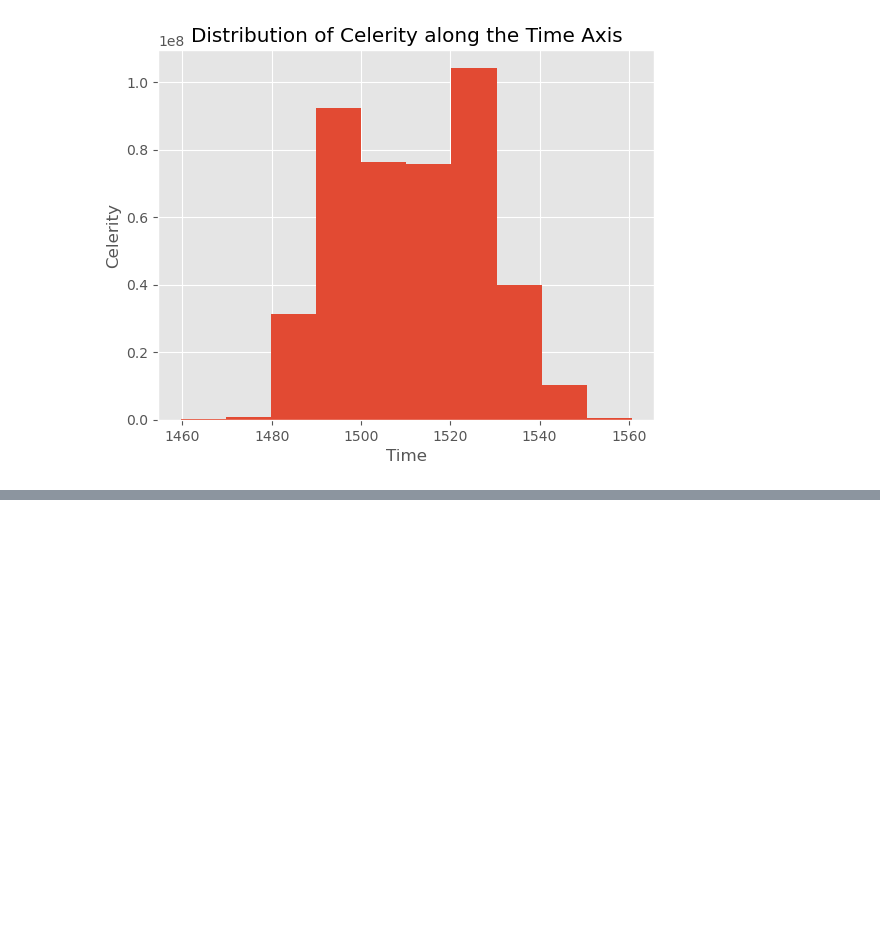
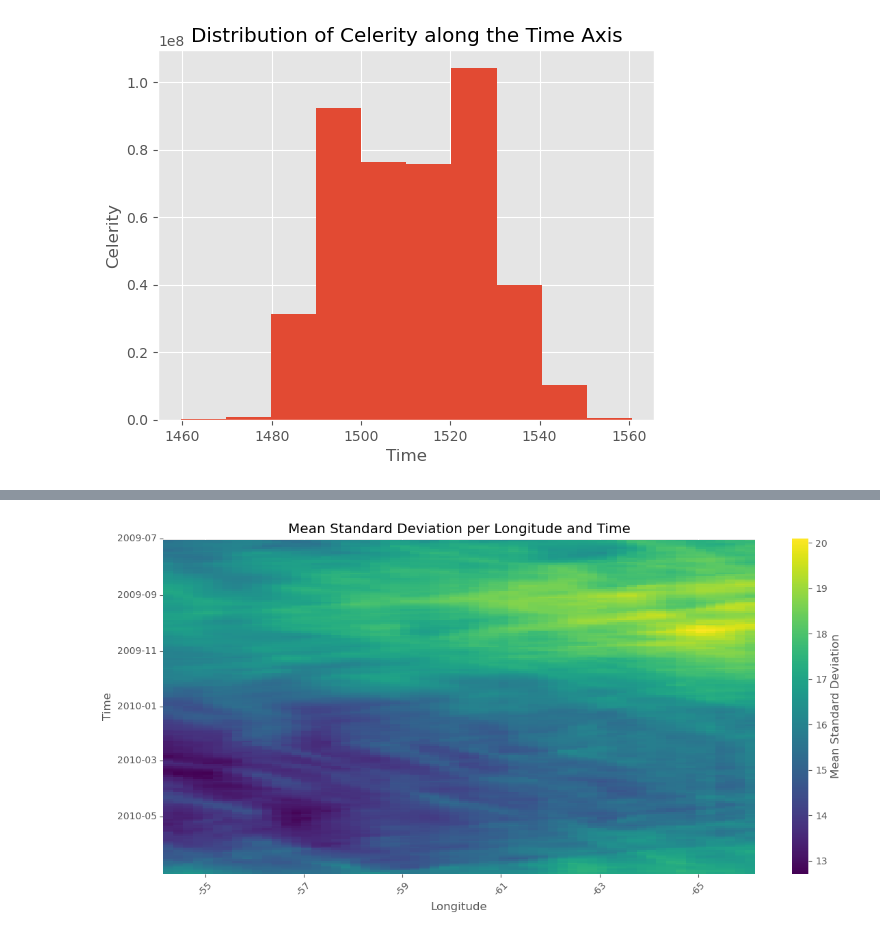
Before and after one commit to CIA-Oceanix/FASCINATION, a Jupyter notebook: notebooks/homogenous_sampling.ipynb, the cells around one changed output, grey strips where cells are left out. Saved outputs shown, nothing was run; the diff lists cells and outputs as text; code cells hidden in the pictures; blank space fills up the shorter version.

```diff
--- a/notebooks/homogenous_sampling.ipynb
+++ b/notebooks/homogenous_sampling.ipynb
@@ -539,0 +602,46 @@ Index(['2009-07', '2009-07', '2009-07', '2009-07', '2009-07', '2009-07',
+# %%
+df_std = df.groupby(['time', 'lon'])['celerity'].std().reset_index(name='std_val').dropna()
+
+# Pivot the DataFrame: rows as time, columns as lon.
+pivot_table = df_std.pivot(index='time', columns='lon', values='std_val')
+
+pivot_table.columns = pivot_table.columns.astype(str)  # Convert lon to string format
+
+pivot_table = pivot_table.sort_index(axis=1)  # Ensure columns (longitudes) are in order
+
+plt.figure(figsize=(12, 6))
+ax = plt.gca()
+
+# Plot the heatmap.
+sns.heatmap(pivot_table, cmap='viridis', cbar_kws={'label': 'Mean Standard Deviation'}, fmt='.1f', ax=ax)
+
+# Manually set the x-ticks to ensure labels are displayed correctly
+lon_min = pivot_table.columns.min()
+lon_max = pivot_table.columns.max()
+tick_labels_x = list(range(int(float(lon_max)), int(float(lon_min)), 2))
+n_x = len(pivot_table.columns)
+tick_positions_x = [((val - float(lon_min)) / (float(lon_max) - float(lon_min))) * (n_x - 1) for val in tick_labels_x]
+ax.set_xticks(tick_positions_x)
+ax.set_xticklabels([str(tick) for tick in tick_labels_x], rotation=45)
+
+# Set y-axis major locator to every 2 months and format the ticks
+date_min = pivot_table.index.min()
+date_max = pivot_table.index.max()
+tick_labels_y = pd.date_range(date_min, date_max, freq='2M').strftime('%Y-%m')
+n_y = len(pivot_table.index)
+tick_positions_y = [((pd.to_datetime(val) - pd.to_datetime(date_min)).days / (pd.to_datetime(date_max) - pd.to_datetime(date_min)).days) * (n_y - 1) for val in tick_labels_y]
+ax.set_yticks(tick_positions_y)
+ax.set_yticklabels(tick_labels_y, rotation=0)
+
+# Adjust the plot to ensure all longitudes fit within the plot area
+plt.xticks(rotation=45)
+plt.yticks(rotation=0)
+plt.title('Mean Standard Deviation per Longitude and Time')
+plt.xlabel('Longitude')
+plt.ylabel('Time')
+plt.tight_layout()
+
+# Ensure there is enough room for the ticks to display
+plt.show()
+# %% [output]
+[figure, added]
```
Also changed, not shown: parts of 19 cells of this notebook, 10 other files.
